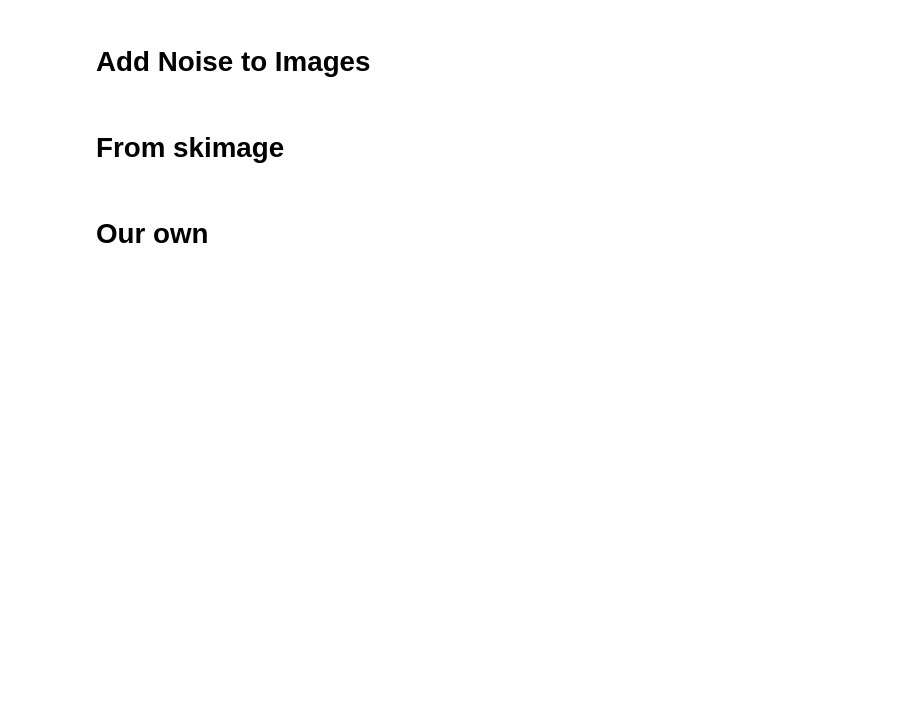
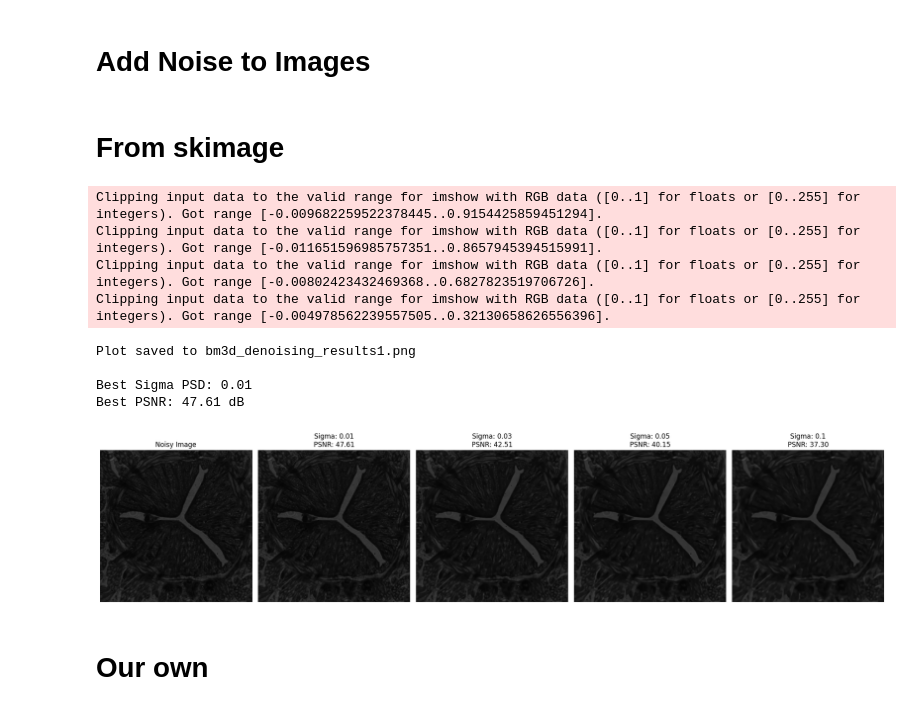
Before and after one commit to armanniaruhi/ComputationalImaging_BM3D, a Jupyter notebook: bm3d.ipynb, the cells around one changed output. Drawn from its saved outputs; the diff is of its cells as text; code cells hidden in the pictures; blank space fills up the shorter version.

```diff
--- a/bm3d.ipynb
+++ b/bm3d.ipynb
@@ -20,37 +20,68 @@ noisy_img = random_noise(img, mode='gaussian', mean=0, var=0.01)
 # %% [markdown]
 # From skimage
 # %%
+import matplotlib.pyplot as plt
+import numpy as np
+from bm3d import bm3d, BM3DStages
+from skimage.metrics import peak_signal_noise_ratio as psnr
+import cv2
 
 # Define grid of sigma_psd values to search
-sigma_psd_values = [0.05,0.1,0.15, 0.2,0.3,0.4]
+sigma_psd_values = [0.01,0.03, 0.05, 0.1]
 
 # Variables to store the best results
 best_sigma_psd = None
 best_psnr = -np.inf
 best_denoised_img = None
 
+denosing_results = []  # To store denoised images and corresponding PSNR
+
 # Perform grid search
 for sigma_psd in sigma_psd_values:
     # Apply BM3D denoising
-    denoised_img = bm3d.bm3d(noisy_img, sigma_psd=sigma_psd, profile='np', stage_arg=bm3d.BM3DStages.ALL_STAGES)
+    denoised_img = bm3d(noisy_img, sigma_psd=sigma_psd, profile='np', stage_arg=BM3DStages.ALL_STAGES)
 
     # Calculate PSNR for denoised image
-    psnr_denoised = psnr(img, denoised_img)
+    psnr_denoised = psnr(noisy_img, denoised_img)
+    denosing_results.append((sigma_psd, denoised_img, psnr_denoised))
+
     # Update the best result
     if psnr_denoised > best_psnr:
         best_psnr = psnr_denoised
         best_sigma_psd = sigma_psd
         best_denoised_img = denoised_img
 
-# Display the results
+# Plot the results
+fig, axes = plt.subplots(1, len(sigma_psd_values) + 1, figsize=(20, 5))
+axes[0].imshow(noisy_img, cmap='gray')
+axes[0].set_title("Noisy Image")
+axes[0].axis('off')
+
+for idx, (sigma_psd, denoised_img, psnr_denoised) in enumerate(denosing_results):
+    axes[idx + 1].imshow(denoised_img, cmap='gray')
+    axes[idx + 1].set_title(f"Sigma: {sigma_psd}\nPSNR: {psnr_denoised:.2f}")
+    axes[idx + 1].axis('off')
+
+plt.tight_layout()
+
+# Save the plot to a file
+plot_file = "bm3d_denoising_results1.png"
+plt.savefig(plot_file)
+print(f"Plot saved to {plot_file}")
+
+# Display the best results
 print(f"\nBest Sigma PSD: {best_sigma_psd:.2f}")
 print(f"Best PSNR: {best_psnr:.2f} dB")
-
-# Show the original, noisy, and best denoised images
-cv2.imshow("Noisy Image", noisy_img)
-cv2.imshow("Best Denoised Image", best_denoised_img)
-cv2.waitKey(0)
-cv2.destroyAllWindows()
+# %% [output]
+Clipping input data to the valid range for imshow with RGB data ([0..1] for floats or [0..255] for integers). Got range [-0.009682259522378445..0.9154425859451294].
+Clipping input data to the valid range for imshow with RGB data ([0..1] for floats or [0..255] for integers). Got range [-0.011651596985757351..0.8657945394515991].
+Clipping input data to the valid range for imshow with RGB data ([0..1] for floats or [0..255] for integers). Got range [-0.00802423432469368..0.6827823519706726].
+Clipping input data to the valid range for imshow with RGB data ([0..1] for floats or [0..255] for integers). Got range [-0.004978562239557505..0.32130658626556396].
+Plot saved to bm3d_denoising_results1.png
+
+Best Sigma PSD: 0.01
+Best PSNR: 47.61 dB
+[figure, added]
 # %% [markdown]
 # Our own
 # %% [markdown]
```
Also changed, not shown: parts of 7 cells of this notebook.
